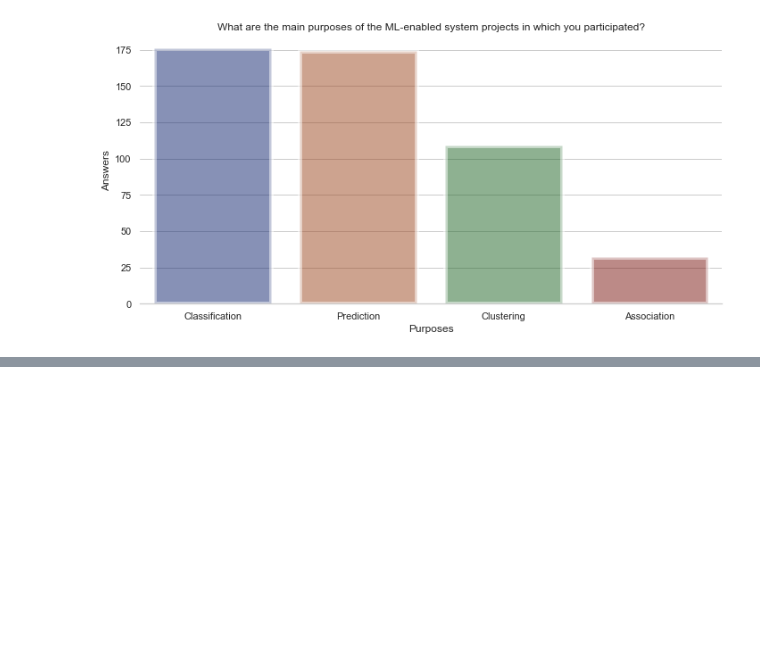
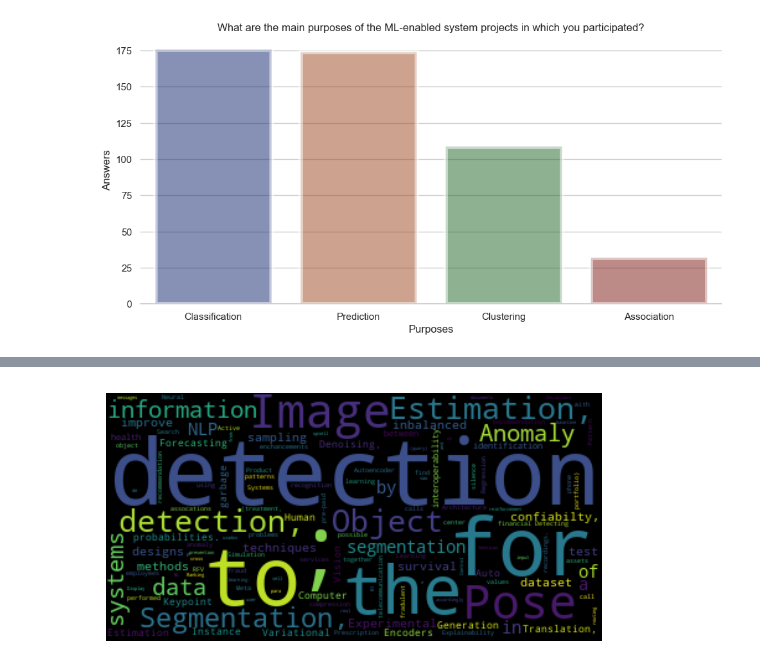
Before and after one commit to Software-Science-Lab-PUC-Rio/napiml-analysis, a Jupyter notebook: Análises/D14.ipynb, the cells around one changed output, grey strips where cells are left out. Drawn from its saved outputs; the diff is of its cells as text; code cells hidden in the pictures; blank space fills up the shorter version.

Commit message:
Adicionando Wordcloud para as questões D12 a D15

```diff
--- a/Análises/D14.ipynb
+++ b/Análises/D14.ipynb
@@ -62,0 +83,9 @@ single_barplot(d14_df.sort_values(by=['Answers'], ascending=False), "Main Purpos
+# %%
+purpose_free = list(filter(lambda a: str(a) != '-99', list(df['D14_ML_Purpose_Prediction_Others_Free'])))
+purpose_free = list(filter(lambda a: str(a) != 'nan', purpose_free))
+# %%
+purposes = format_wordcloud_text(purpose_free, True)
+# %%
+wordcloud(purposes)
+# %% [output]
+[figure, added]
```
Also changed, not shown: parts of 3 cells of this notebook, 1 other file.
